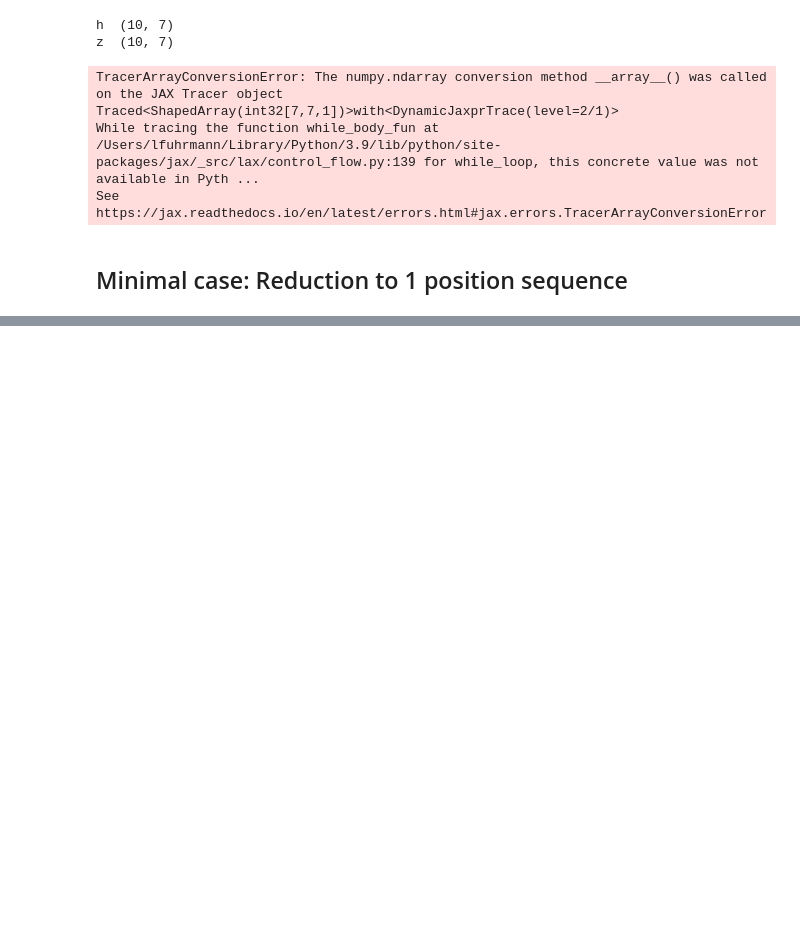
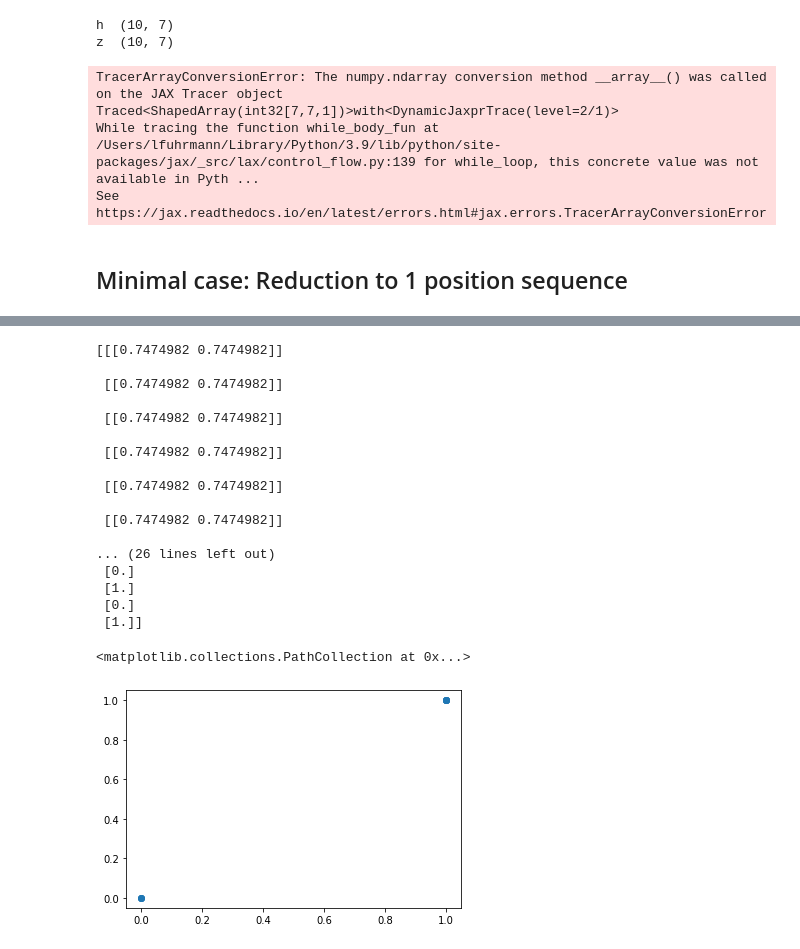
Before and after one commit to LaraFuhrmann/dpm_inference, a Jupyter notebook: dpm_inference/NumPyro.ipynb, the cells around one changed output, grey strips where cells are left out. Drawn from its saved outputs; the diff is of its cells as text; code cells hidden in the pictures; blank space fills up the shorter version.

```diff
--- a/dpm_inference/NumPyro.ipynb
+++ b/dpm_inference/NumPyro.ipynb
@@ -273,5 +371,5 @@ posterior_samples
 # posterior_samples p(theta | data)
 # %%
 # Make sure to infer_discrete
-posterior_predictive = Predictive(model_1dim, posterior_samples, infer_discrete=True)
+posterior_predictive = Predictive(model_1dim, posterior_samples, infer_discrete=True, return_sites=["cluster_assignments"])
 posterior_predictions = posterior_predictive(rng_key, input_data=input_data)
@@ -314,0 +426,29 @@ Inference data with groups:
+# %%
+# make predictions, we also get negative predictions
+
+posterior_predictive = Predictive(model_1dim, posterior_samples, infer_discrete=True)
+posterior_predictions = posterior_predictive(rng_key, input_data=input_data)
+pred1 = posterior_predictions['obs']
+print(pred1.mean(axis=0))
+pred1= pred1.mean(axis=0)
+plt.scatter(input_data[1], pred1)
+# %% [output]
+[[[0.7474982 0.7474982]]
+
+ [[0.7474982 0.7474982]]
+
+ [[0.7474982 0.7474982]]
+
+ [[0.7474982 0.7474982]]
+
+ [[0.7474982 0.7474982]]
+
+ [[0.7474982 0.7474982]]
+
+... (26 lines left out)
+ [0.]
+ [1.]
+ [0.]
+ [1.]]
+<matplotlib.collections.PathCollection at 0x...>
+[figure, added]
```
Also changed, not shown: parts of 16 cells of this notebook.
